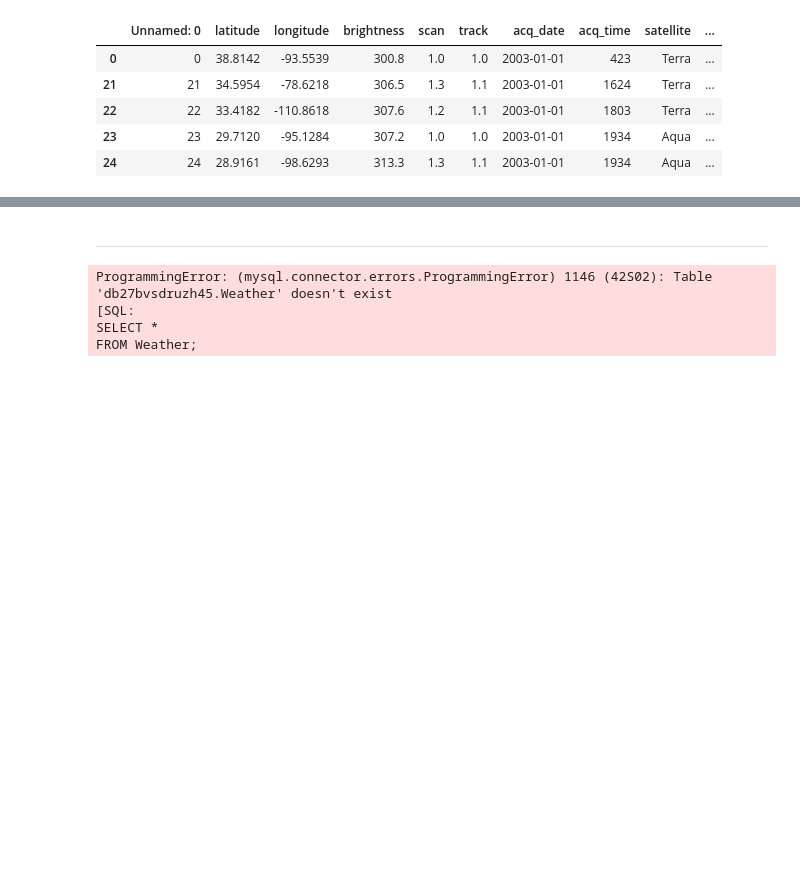
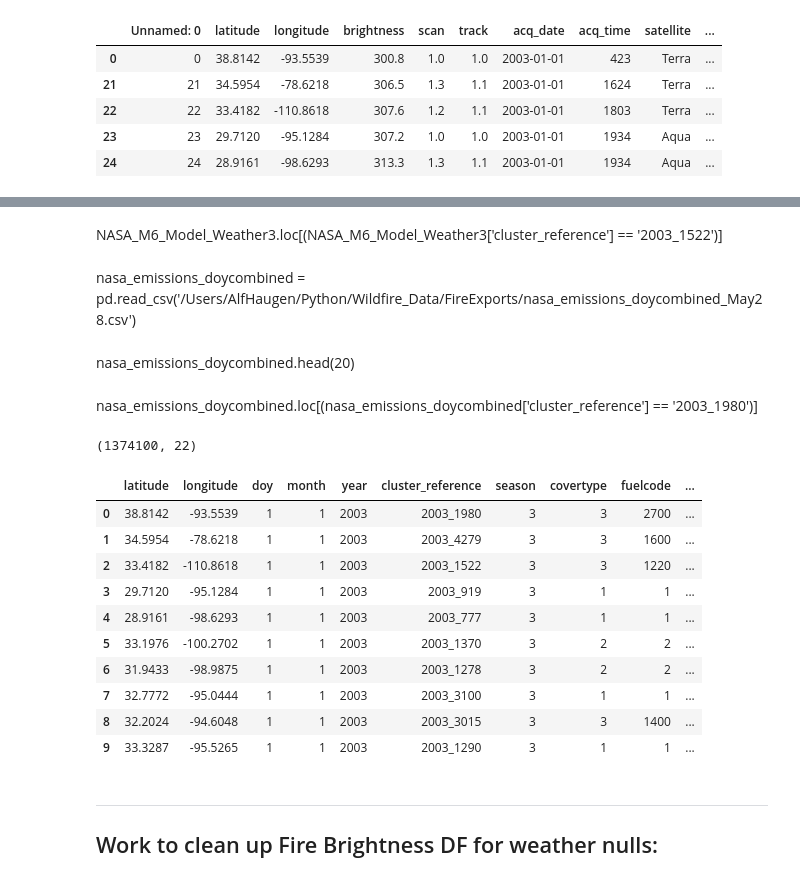
Before and after one commit to NahidGithub/Predicting-Wildfires, a Jupyter notebook: experimental code/MLInputs.ipynb, the cells around one changed output, grey strips where cells are left out. Drawn from its saved outputs; the diff is of its cells as text; code cells hidden in the pictures; blank space fills up the shorter version.

```diff
--- a/experimental code/MLInputs.ipynb
+++ b/experimental code/MLInputs.ipynb
@@ -292 +384,29 @@ NASA_M6_Model.head()
+# %% [markdown]
+NASA_M6_Model_Weather3.loc[(NASA_M6_Model_Weather3['cluster_reference'] == '2003_1522')]
+# %% [markdown]
+nasa_emissions_doycombined = pd.read_csv('/Users/AlfHaugen/Python/Wildfire_Data/FireExports/nasa_emissions_doycombined_May28.csv')
+# %% [markdown]
+nasa_emissions_doycombined.head(20)
+# %% [markdown]
+nasa_emissions_doycombined.loc[(nasa_emissions_doycombined['cluster_reference'] == '2003_1980')]
+# %%
+# Reorder DF.
+NASA_M6_Model_Weather3 = NASA_M6_Model_Weather3[['latitude', 'longitude', 'doy', 'month', 'year','cluster_reference', 'season', 'covertype', 'fuelcode', 'prefire_fuel','fuel_moisture_class',
+                                                 'temperature', 'humidity', 'precip_intensity', 'pressure', 'uv_index', 'visibility', 'wind_speed','wind_gust','brightness', 'bright_t31', 'frp']]
+# %%
+print(NASA_M6_Model_Weather3.shape)
+NASA_M6_Model_Weather3.head(10)
+# %% [output]
+(1374100, 22)
+|  | latitude | longitude | doy | month | year | cluster_reference | season | covertype | fuelcode | ... |
+| 0 | 38.8142 | -93.5539 | 1 | 1 | 2003 | 2003_1980 | 3 | 3 | 2700 | ... |
+| 1 | 34.5954 | -78.6218 | 1 | 1 | 2003 | 2003_4279 | 3 | 3 | 1600 | ... |
+| 2 | 33.4182 | -110.8618 | 1 | 1 | 2003 | 2003_1522 | 3 | 3 | 1220 | ... |
+| 3 | 29.7120 | -95.1284 | 1 | 1 | 2003 | 2003_919 | 3 | 1 | 1 | ... |
+| 4 | 28.9161 | -98.6293 | 1 | 1 | 2003 | 2003_777 | 3 | 1 | 1 | ... |
+| 5 | 33.1976 | -100.2702 | 1 | 1 | 2003 | 2003_1370 | 3 | 2 | 2 | ... |
+| 6 | 31.9433 | -98.9875 | 1 | 1 | 2003 | 2003_1278 | 3 | 2 | 2 | ... |
+| 7 | 32.7772 | -95.0444 | 1 | 1 | 2003 | 2003_3100 | 3 | 1 | 1 | ... |
+| 8 | 32.2024 | -94.6048 | 1 | 1 | 2003 | 2003_3015 | 3 | 3 | 1400 | ... |
+| 9 | 33.3287 | -95.5265 | 1 | 1 | 2003 | 2003_1290 | 3 | 1 | 1 | ... |
 # %%
@@ -294,2 +413,0 @@ NASA_M6_Model.to_csv('/Users/AlfHaugen/Python/Wildfire_Data/FireExports/FireInte
-# %% [markdown]
-----
@@ -301,7 +414,3 @@ FROM Weather;
-# %%
-weatherdf = pd.read_sql(query1, engine)
-# %% [output]
-ProgrammingError: (mysql.connector.errors.ProgrammingError) 1146 (42S02): Table 'db27bvsdruzh45.Weather' doesn't exist
-[SQL:
-SELECT *
-FROM Weather;
+# %% [markdown]
+---
+## Work to clean up Fire Brightness DF for weather nulls:
```
Also changed, not shown: parts of 70 cells of this notebook.
